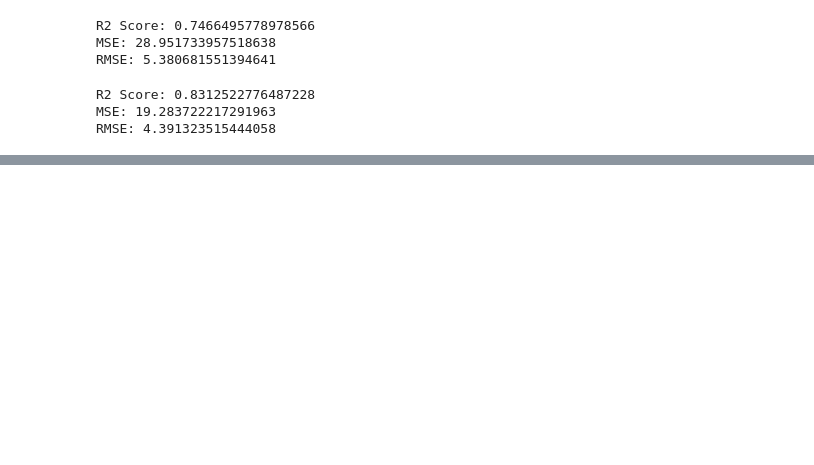
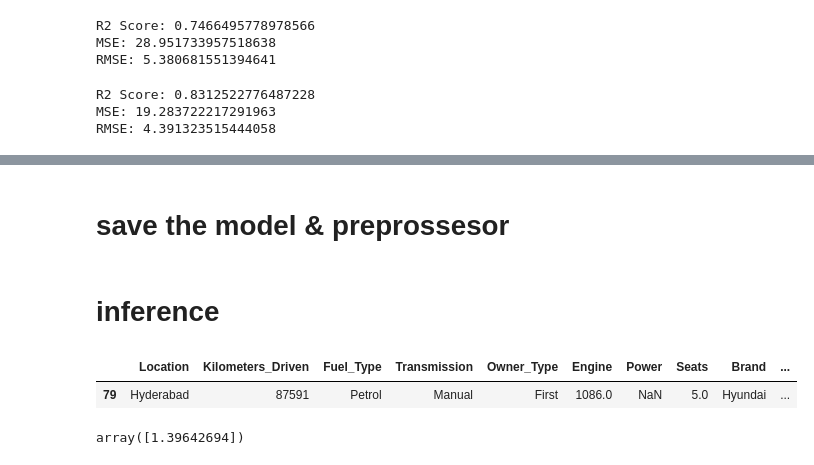
Before and after one commit to MahmoudAbuelhasaan/Used_Cars_Price_Prediction, a Jupyter notebook: Used_Cars_Price_Prediction.ipynb, the cells around one changed output, grey strips where cells are left out. Drawn from its saved outputs; the diff is of its cells as text; code cells hidden in the pictures; blank space fills up the shorter version.

```diff
--- a/Used_Cars_Price_Prediction.ipynb
+++ b/Used_Cars_Price_Prediction.ipynb
@@ -879,0 +911,6 @@ RMSE: 0.22389717755113694
+# %%
+X = df3.drop('Price',axis=1)
+Y = df3['Price']
+x_train, x_test, y_train, y_test = train_test_split(X,Y,test_size=0.2,random_state=42)
+x_train_preprocessed = preproccessor.fit_transform(x_train)
+x_test_preprocessed = preproccessor.transform(x_test)
@@ -879,0 +1016,2 @@ RMSE: 0.22389717755113694
+# %% [markdown]
+# save the model & preprossesor
@@ -879,0 +1023,2 @@ RMSE: 0.22389717755113694
+# %% [markdown]
+# inference
@@ -879,0 +1028,12 @@ RMSE: 0.22389717755113694
+# %%
+x_new = x_test.iloc[:1]
+# %%
+x_new
+# %% [output]
+|  | Location | Kilometers_Driven | Fuel_Type | Transmission | Owner_Type | Engine | Power | Seats | Brand | ... |
+| 79 | Hyderabad | 87591 | Petrol | Manual | First | 1086.0 | NaN | 5.0 | Hyundai | ... |
+# %%
+y_pred = loaded_model.predict(x_new)
+y_pred
+# %% [output]
+array([1.39642694])
```
Also changed, not shown: parts of 21 cells of this notebook, 4 other files.
